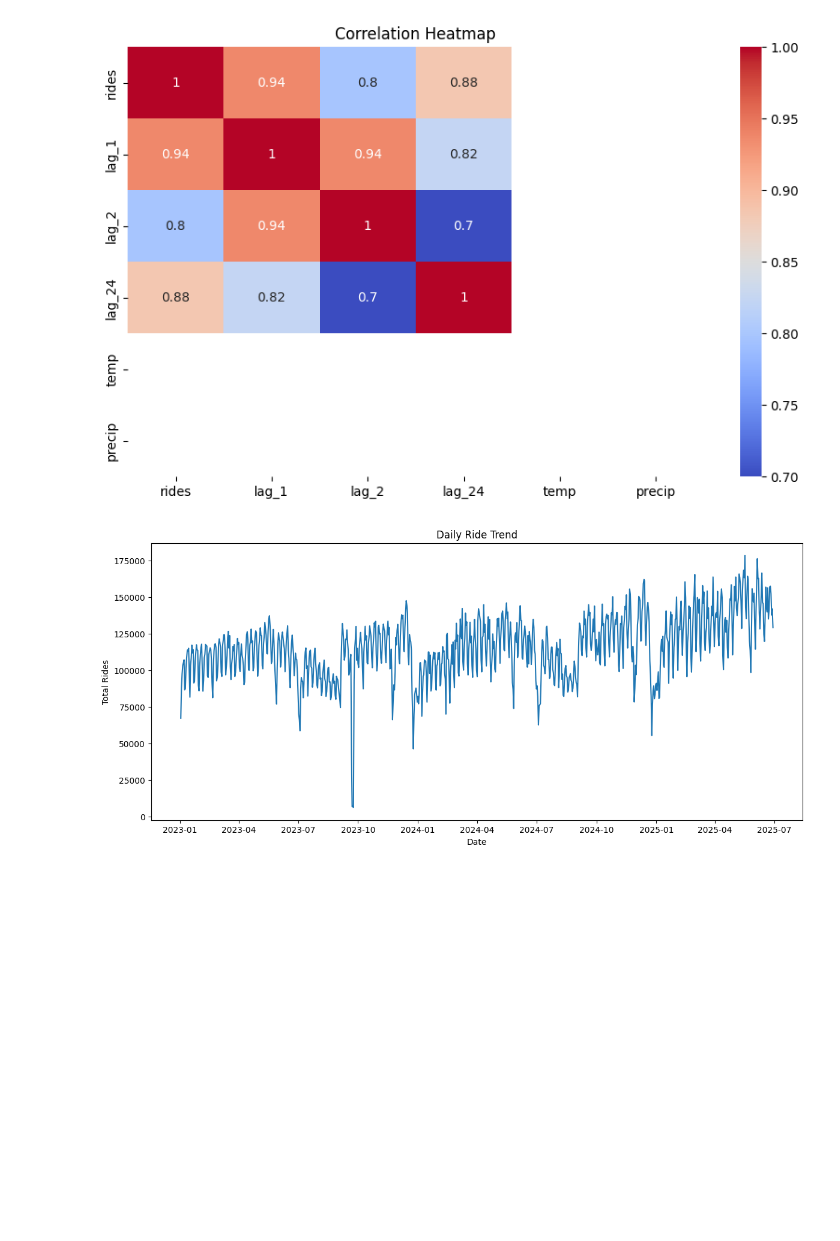
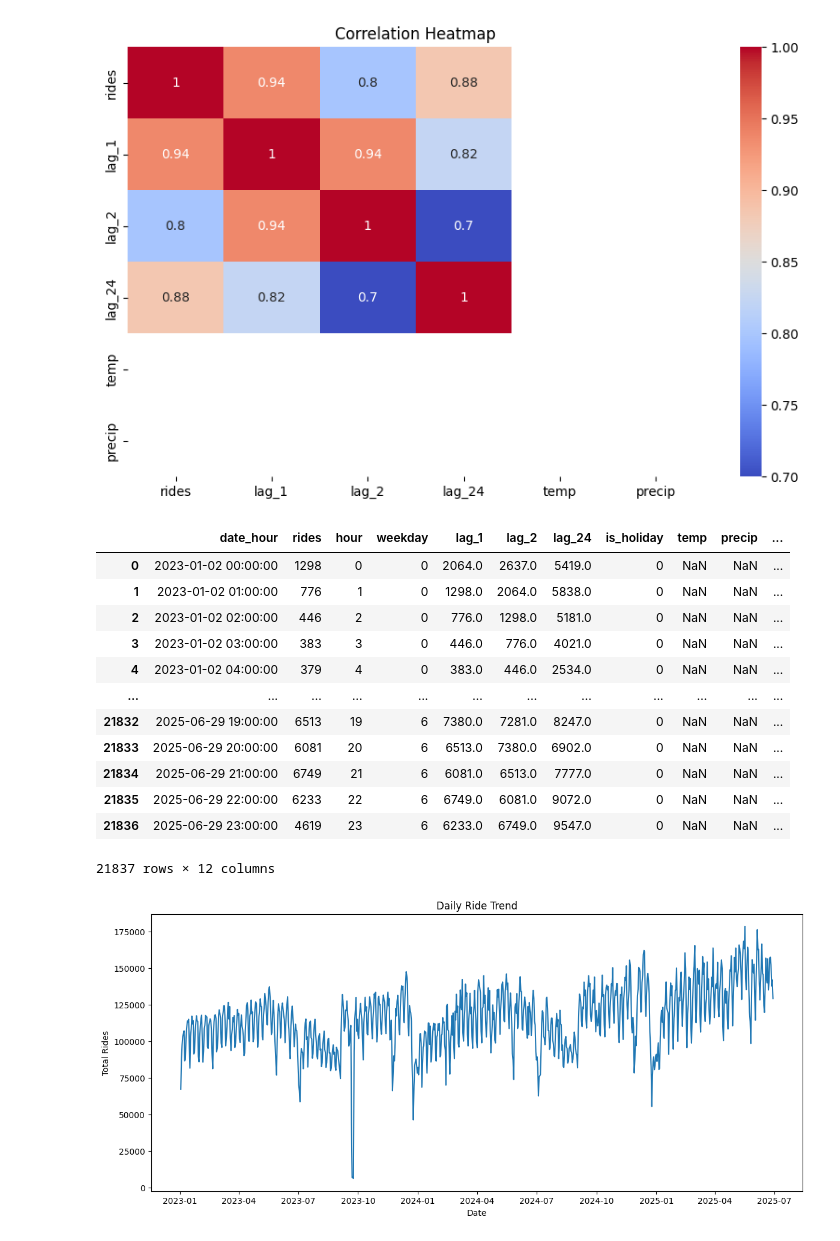
Before and after one commit to daniel-more/taxi_nyc_forecasting, a Jupyter notebook: step_02_EDA.ipynb, the cells around one changed output. Saved outputs shown, nothing was run; the diff lists cells and outputs as text; code cells hidden in the pictures; blank space fills up the shorter version.

```diff
--- a/step_02_EDA.ipynb
+++ b/step_02_EDA.ipynb
@@ -105,6 +105,22 @@ The `ci` parameter is deprecated. Use `errorbar=None` for the same effect.
 [figure]
 [figure]
 [figure]
+# %%
+hourly_demand
+# %% [output]
+|  | date_hour | rides | hour | weekday | lag_1 | lag_2 | lag_24 | is_holiday | temp | precip | ... |
+| 0 | 2023-01-02 00:00:00 | 1298 | 0 | 0 | 2064.0 | 2637.0 | 5419.0 | 0 | NaN | NaN | ... |
+| 1 | 2023-01-02 01:00:00 | 776 | 1 | 0 | 1298.0 | 2064.0 | 5838.0 | 0 | NaN | NaN | ... |
+| 2 | 2023-01-02 02:00:00 | 446 | 2 | 0 | 776.0 | 1298.0 | 5181.0 | 0 | NaN | NaN | ... |
+| 3 | 2023-01-02 03:00:00 | 383 | 3 | 0 | 446.0 | 776.0 | 4021.0 | 0 | NaN | NaN | ... |
+| 4 | 2023-01-02 04:00:00 | 379 | 4 | 0 | 383.0 | 446.0 | 2534.0 | 0 | NaN | NaN | ... |
+| ... | ... | ... | ... | ... | ... | ... | ... | ... | ... | ... | ... |
+| 21832 | 2025-06-29 19:00:00 | 6513 | 19 | 6 | 7380.0 | 7281.0 | 8247.0 | 0 | NaN | NaN | ... |
+| 21833 | 2025-06-29 20:00:00 | 6081 | 20 | 6 | 6513.0 | 7380.0 | 6902.0 | 0 | NaN | NaN | ... |
+| 21834 | 2025-06-29 21:00:00 | 6749 | 21 | 6 | 6081.0 | 6513.0 | 7777.0 | 0 | NaN | NaN | ... |
+| 21835 | 2025-06-29 22:00:00 | 6233 | 22 | 6 | 6749.0 | 6081.0 | 9072.0 | 0 | NaN | NaN | ... |
+| 21836 | 2025-06-29 23:00:00 | 4619 | 23 | 6 | 6233.0 | 6749.0 | 9547.0 | 0 | NaN | NaN | ... |
+21837 rows × 12 columns
 # %%
 # -----------------------------
 # 4. Daily Trend
```
